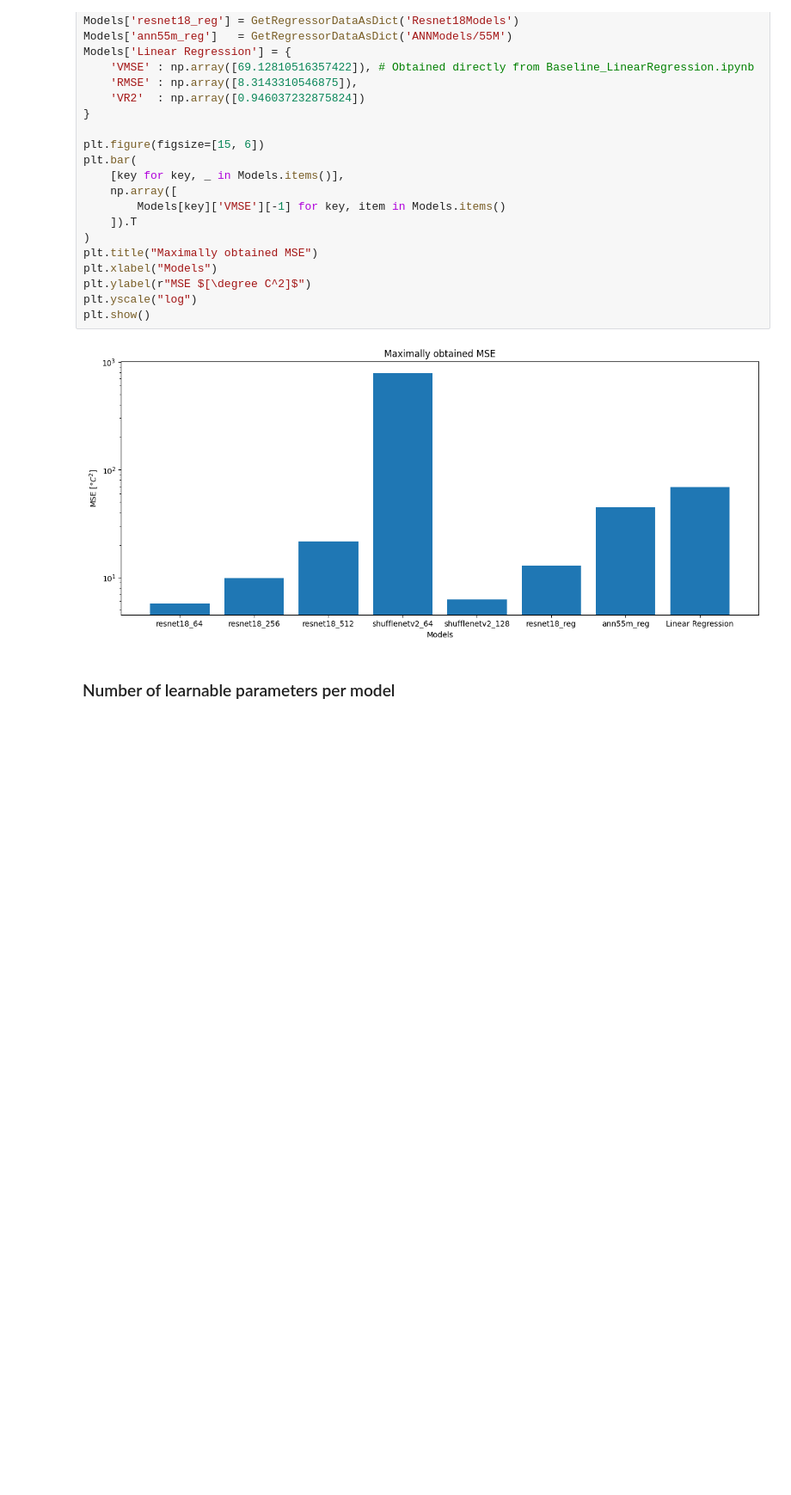
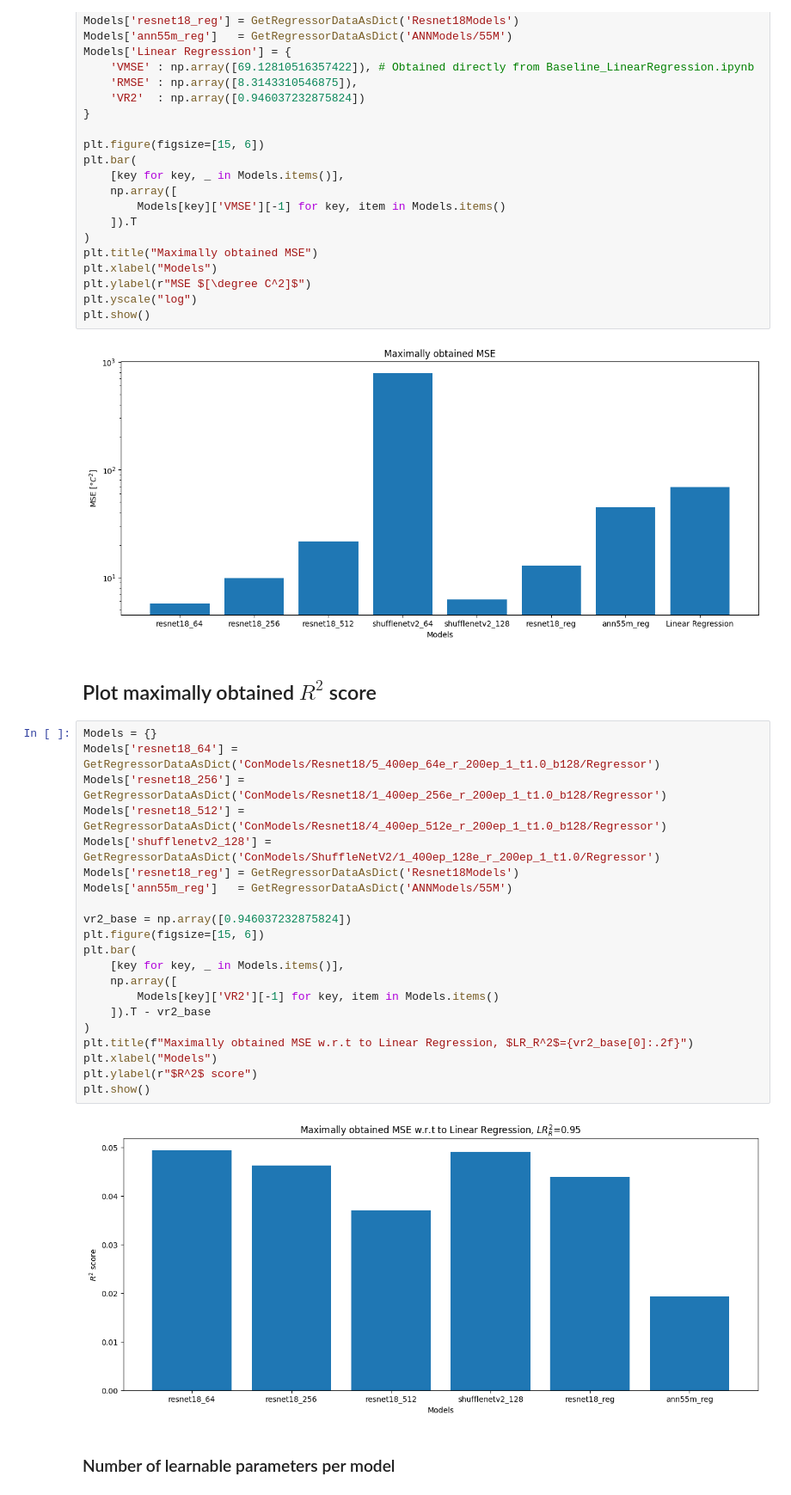
Before and after one commit to tsopeter/835-Final-Project, a Jupyter notebook: CompareModels.ipynb, the cells around one changed output. Shown at 86% size. Saved outputs shown, nothing was run; the diff lists cells and outputs as text; blank space fills up the shorter version.

```diff
--- a/CompareModels.ipynb
+++ b/CompareModels.ipynb
@@ -100,6 +131,31 @@ plt.yscale("log")
 plt.show()
 # %% [output]
 [figure]
+# %% [markdown]
+## Plot maximally obtained $R^2$ score
+# %%
+Models = {}
+Models['resnet18_64'] = GetRegressorDataAsDict('ConModels/Resnet18/5_400ep_64e_r_200ep_1_t1.0_b128/Regressor')
+Models['resnet18_256'] = GetRegressorDataAsDict('ConModels/Resnet18/1_400ep_256e_r_200ep_1_t1.0_b128/Regressor')
+Models['resnet18_512'] = GetRegressorDataAsDict('ConModels/Resnet18/4_400ep_512e_r_200ep_1_t1.0_b128/Regressor')
+Models['shufflenetv2_128'] = GetRegressorDataAsDict('ConModels/ShuffleNetV2/1_400ep_128e_r_200ep_1_t1.0/Regressor')
+Models['resnet18_reg'] = GetRegressorDataAsDict('Resnet18Models')
+Models['ann55m_reg']   = GetRegressorDataAsDict('ANNModels/55M')
+
+vr2_base = np.array([0.946037232875824])
+plt.figure(figsize=[15, 6])
+plt.bar(
+    [key for key, _ in Models.items()],
+    np.array([
+        Models[key]['VR2'][-1] for key, item in Models.items()
+    ]).T - vr2_base
+)
+plt.title(f"Maximally obtained MSE w.r.t to Linear Regression, $LR_R^2$={vr2_base[0]:.2f}")
+plt.xlabel("Models")
+plt.ylabel(r"$R^2$ score")
+plt.show()
+# %% [output]
+[figure, added]
 # %% [markdown]
 ### Number of learnable parameters per model
 # %%
```
Also changed, not shown: parts of 9 cells of this notebook.
